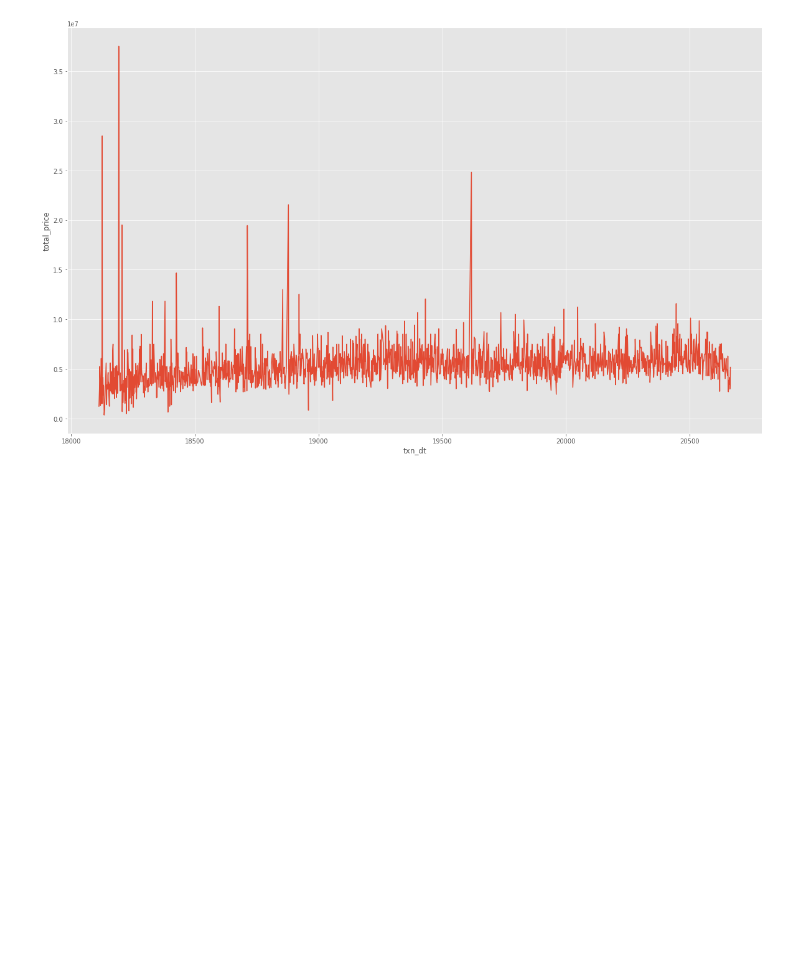
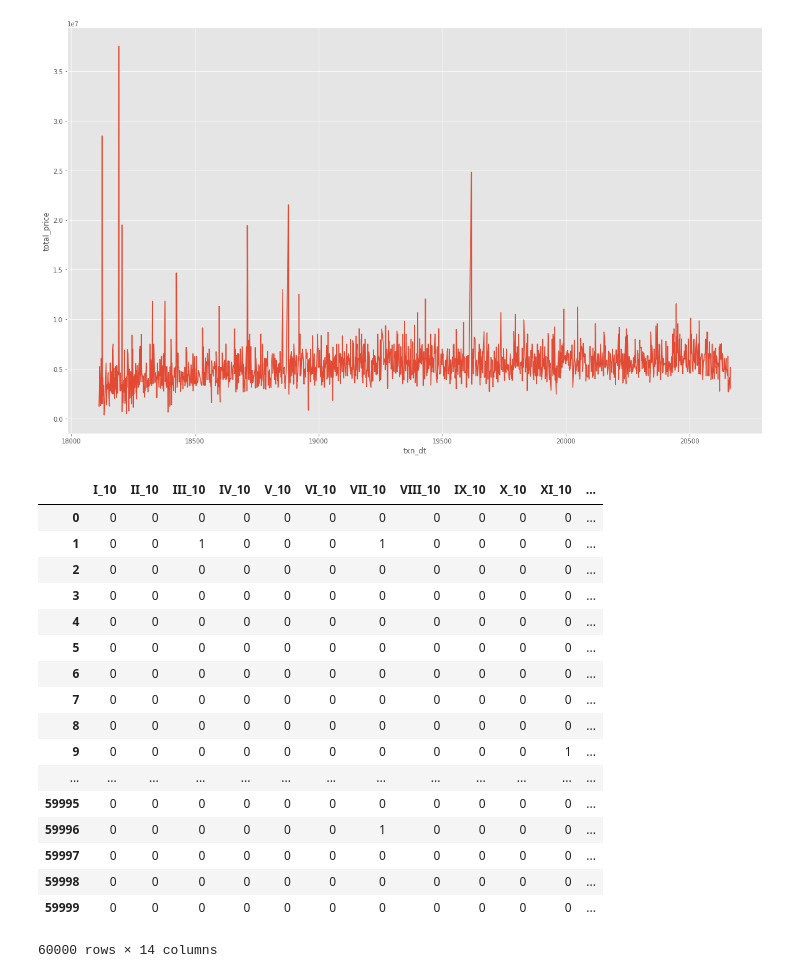
Before and after one commit to phacus/T-Brain_competition_predict_house_price, a Jupyter notebook: FE.ipynb, the cells around one changed output. Drawn from its saved outputs; the diff is of its cells as text; code cells hidden in the pictures; blank space fills up the shorter version.

```diff
--- a/FE.ipynb
+++ b/FE.ipynb
@@ -822,3 +823,24 @@ cols = ['city', 'town', 'village', 'building_type', 'building_use', 'total_floor
 duplicate_df = data[data[cols].duplicated(keep = False)]
 duplicate_df = duplicate_df.sort_values('txn_dt', ascending = True)
 duplicate_df['Rank'] = duplicate_df.groupby(cols)['txn_dt'].transform('cumcount')
+# %%
+train[[i for i in train.columns if i.endswith('_10')]]
+# %% [output]
+|  | I_10 | II_10 | III_10 | IV_10 | V_10 | VI_10 | VII_10 | VIII_10 | IX_10 | X_10 | XI_10 | ... |
+| 0 | 0 | 0 | 0 | 0 | 0 | 0 | 0 | 0 | 0 | 0 | 0 | ... |
+| 1 | 0 | 0 | 1 | 0 | 0 | 0 | 1 | 0 | 0 | 0 | 0 | ... |
+| 2 | 0 | 0 | 0 | 0 | 0 | 0 | 0 | 0 | 0 | 0 | 0 | ... |
+| 3 | 0 | 0 | 0 | 0 | 0 | 0 | 0 | 0 | 0 | 0 | 0 | ... |
+| 4 | 0 | 0 | 0 | 0 | 0 | 0 | 0 | 0 | 0 | 0 | 0 | ... |
+| 5 | 0 | 0 | 0 | 0 | 0 | 0 | 0 | 0 | 0 | 0 | 0 | ... |
+| 6 | 0 | 0 | 0 | 0 | 0 | 0 | 0 | 0 | 0 | 0 | 0 | ... |
+| 7 | 0 | 0 | 0 | 0 | 0 | 0 | 0 | 0 | 0 | 0 | 0 | ... |
+| 8 | 0 | 0 | 0 | 0 | 0 | 0 | 0 | 0 | 0 | 0 | 0 | ... |
+| 9 | 0 | 0 | 0 | 0 | 0 | 0 | 0 | 0 | 0 | 0 | 1 | ... |
+| ... | ... | ... | ... | ... | ... | ... | ... | ... | ... | ... | ... | ... |
+| 59995 | 0 | 0 | 0 | 0 | 0 | 0 | 0 | 0 | 0 | 0 | 0 | ... |
+| 59996 | 0 | 0 | 0 | 0 | 0 | 0 | 1 | 0 | 0 | 0 | 0 | ... |
+| 59997 | 0 | 0 | 0 | 0 | 0 | 0 | 0 | 0 | 0 | 0 | 0 | ... |
+| 59998 | 0 | 0 | 0 | 0 | 0 | 0 | 0 | 0 | 0 | 0 | 0 | ... |
+| 59999 | 0 | 0 | 0 | 0 | 0 | 0 | 0 | 0 | 0 | 0 | 0 | ... |
+60000 rows × 14 columns
```
Also changed, not shown: parts of 4 cells of this notebook, 2 other files.
